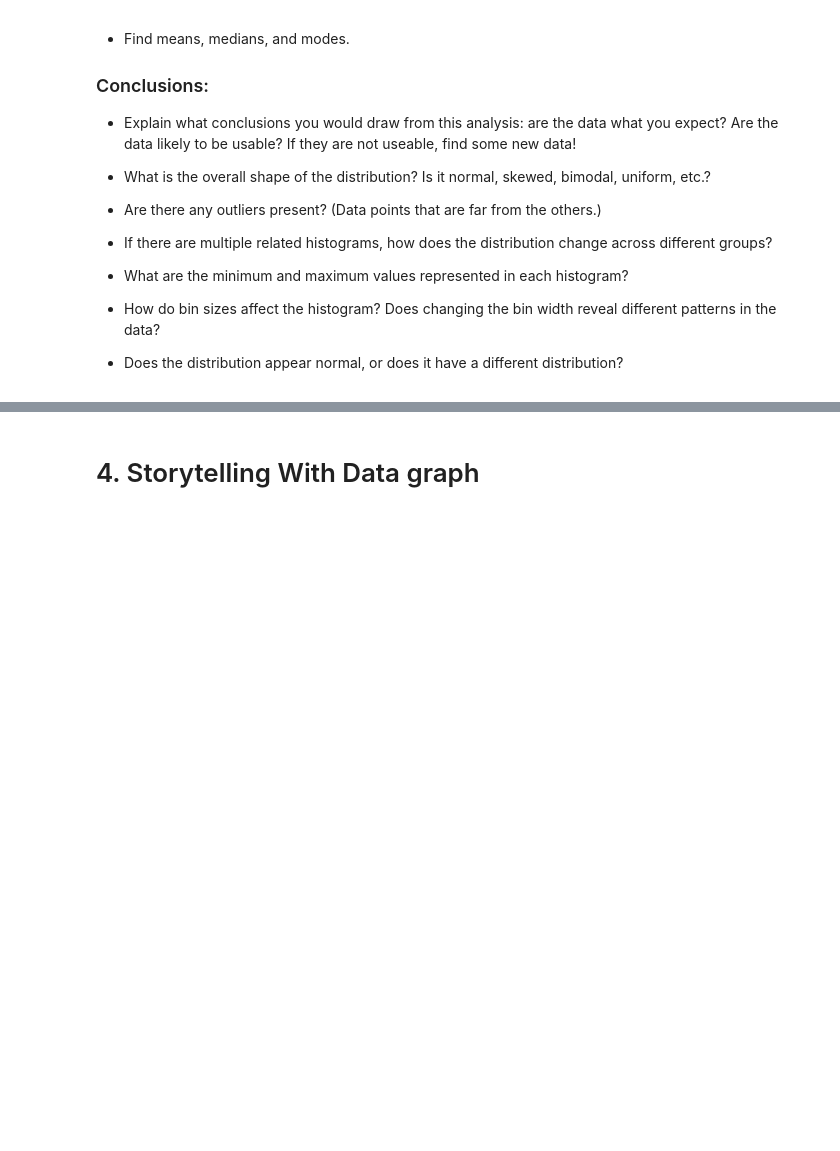
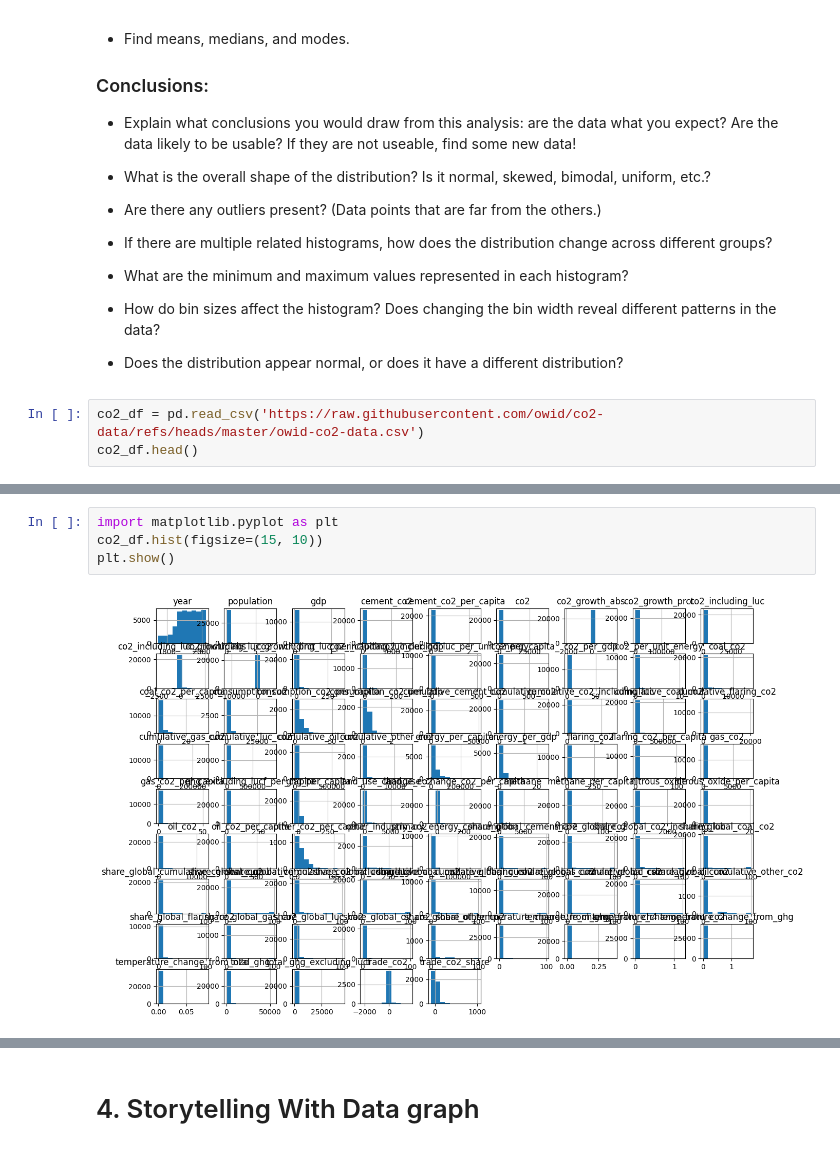
Before and after one commit to salil82/Module-B-semester-2, a Jupyter notebook: OMDS-ModB2-Week4-Deshpande-Salil.ipynb, the cells around one changed output, grey strips where cells are left out. Drawn from its saved outputs; the diff is of its cells as text; blank space fills up the shorter version.

```diff
--- a/OMDS-ModB2-Week4-Deshpande-Salil.ipynb
+++ b/OMDS-ModB2-Week4-Deshpande-Salil.ipynb
@@ -61,3 +75,6 @@ This week, you will do the same types of exercises as last week, but you should
 - How do bin sizes affect the histogram?  Does changing the bin width reveal different patterns in the data?
 
 - Does the distribution appear normal, or does it have a different distribution?
+# %%
+co2_df = pd.read_csv('https://raw.githubusercontent.com/owid/co2-data/refs/heads/master/owid-co2-data.csv')
+co2_df.head()
@@ -63,0 +89,6 @@ This week, you will do the same types of exercises as last week, but you should
+# %%
+import matplotlib.pyplot as plt
+co2_df.hist(figsize=(15, 10))
+plt.show()
+# %% [output]
+[figure, added]
```
Also changed, not shown: parts of 10 cells of this notebook.
